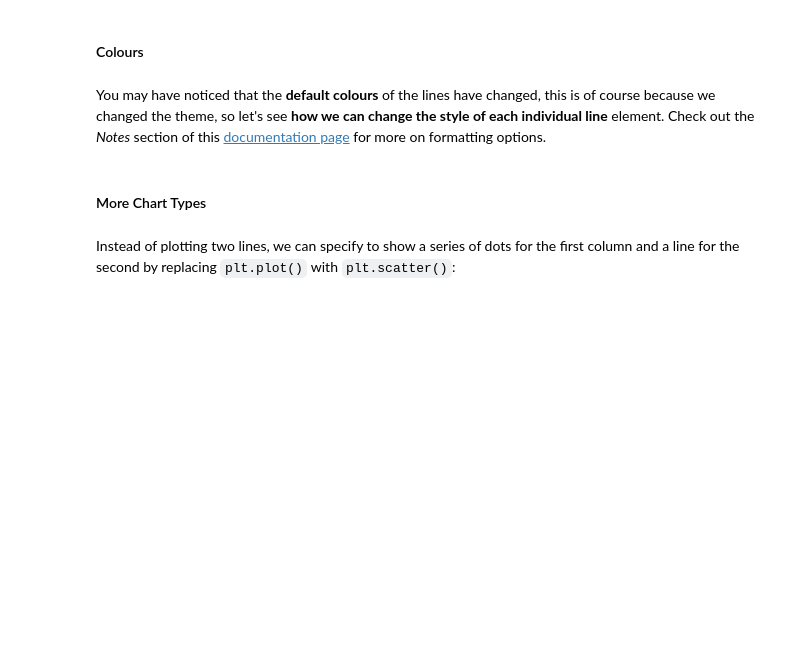
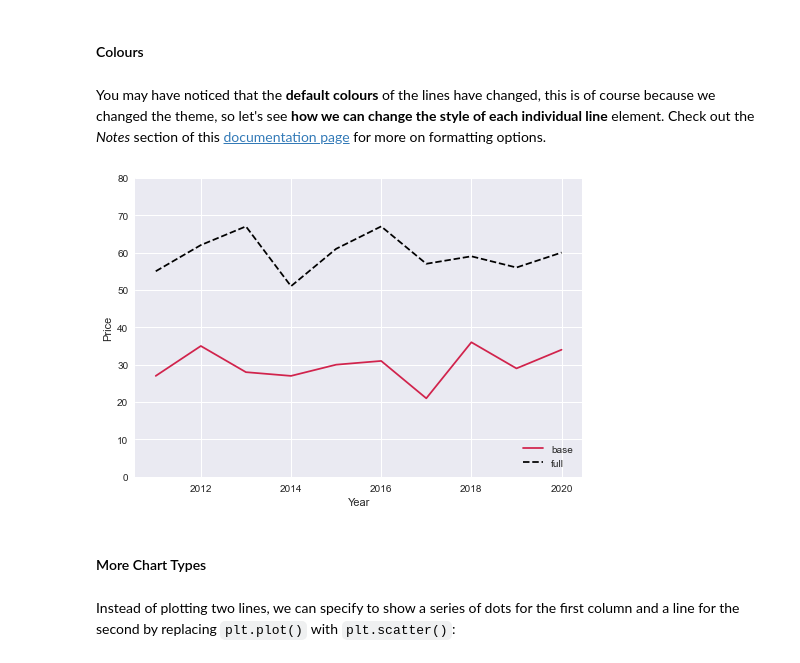
Before and after one commit to boolean-data-analytics/3.12.29-Data-Visualisation, a Jupyter notebook: 3.12.29 Data Visualisation.ipynb, the cells around one changed output. Saved outputs shown, nothing was run; the diff lists cells and outputs as text; code cells hidden in the pictures; blank space fills up the shorter version.

```diff
--- a/3.12.29 Data Visualisation.ipynb
+++ b/3.12.29 Data Visualisation.ipynb
@@ -104,14 +130,16 @@ plt.show()
 # %% [markdown]
 You may have noticed that the **default colours** of the lines have changed, this is of course because we changed the theme, so let's see **how we can change the style of each individual line** element. Check out the *Notes* section of this [documentation page](https://matplotlib.org/stable/api/_as_gen/matplotlib.pyplot.plot.html) for more on formatting options.
 # %%
-plt.plot('year', 'price_base', 'r', data=df, label='base')   # change colour
+plt.plot('year', 'price_base', '#d1234c', data=df, label='base')   # change colour
 plt.plot('year', 'price_full', '--k', data=df, label='full')   # change colour and line style
 plt.xlabel('Year')
 plt.ylabel('Price')
 plt.legend(loc="lower right")   # add the legend and specify position
 plt.ylim(0,80)   # extending the range of the y-axis
 
 plt.show()
+# %% [output]
+[figure, added]
 # %% [markdown]
 #### More Chart Types
 # %% [markdown]
```
Also changed, not shown: parts of 27 cells of this notebook, 1 other file.
